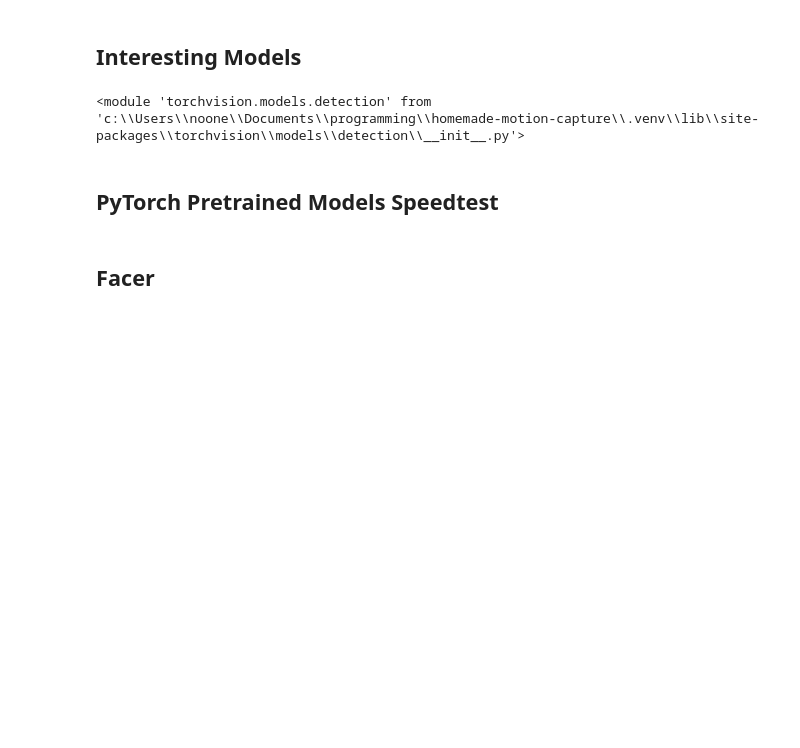
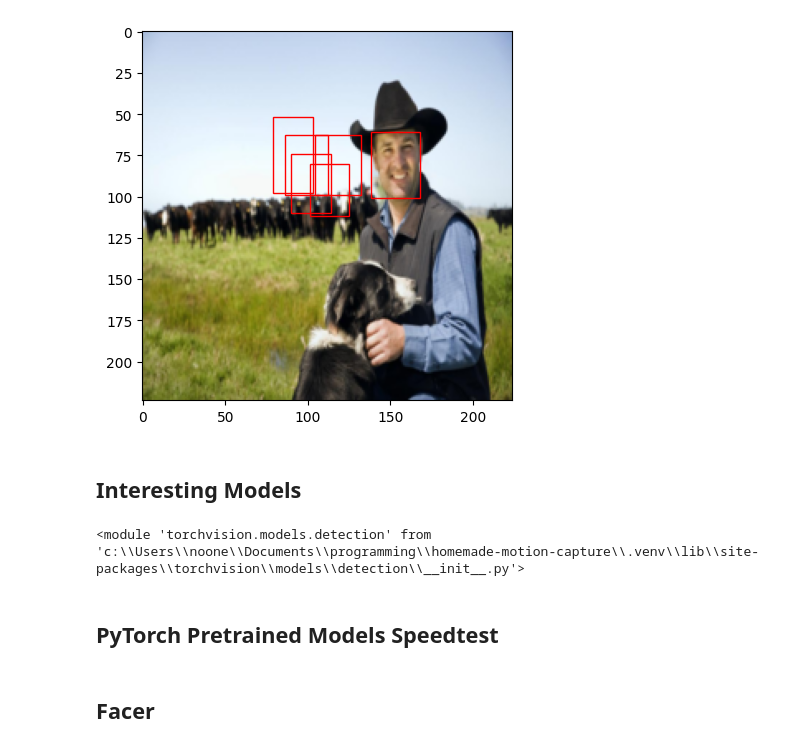
Before and after one commit to freya-aino/motion-capture, a Jupyter notebook: model_tests.ipynb, the cells around one changed output. Saved outputs shown, nothing was run; the diff lists cells and outputs as text; code cells hidden in the pictures; blank space fills up the shorter version.

```diff
--- a/model_tests.ipynb
+++ b/model_tests.ipynb
@@ -38,0 +15,11 @@ tensor([[[ 0.2244, -0.6158,  0.2961],
+# %%
+checkpoint = find_best_checkpoint("checkpoints/")
+network = UpsampleCrossAttentionNetwork.load_from_checkpoint(checkpoint).to("cpu").eval()
+dataset = WFLWDataset(
+    output_full_image_shape_WH=(224, 224),
+    output_face_image_shape_WH=(112, 112),
+    image_path="//192.168.2.206/data/datasets/WFLW/images",
+    annotation_path="//192.168.2.206/data/datasets/WFLW/annotations",
+    max_number_of_faces=6,
+    # image_pertubator=ImagePertubators.BASIC()
+)
@@ -38,0 +28,34 @@ tensor([[[ 0.2244, -0.6158,  0.2961],
+# %%
+test_i = 8
+test_dp = dataset[test_i]
+
+y_ = network(test_dp["fullImage"].unsqueeze(0) / 255)[0]
+y_ = (y_ * 224).to(T.int)
+
+plt.imshow(test_dp["fullImage"].permute(1, 2, 0).to(T.uint8))
+for bbox in y_:
+    x, y = bbox[:2]
+    w, h = bbox[2:]
+    plt.gca().add_patch(patches.Rectangle(
+        (x - w, y - h),
+        w * 2, h * 2,
+        linewidth=1,
+        edgecolor="r",
+        facecolor="none"
+    ))
+
+# compute loss
+tested_loss = T.nn.functional.mse_loss(
+    y_.unsqueeze(0),
+    test_dp["faceBboxes"].flatten(-2).unsqueeze(0),
+    reduction="none")
+tested_loss = (tested_loss.mean(-1).mean(0) * test_dp['faceValidity'].unsqueeze(0)).mean()
+
+ori_loss = network.compute_loss(
+    y_.unsqueeze(0),
+    test_dp['faceBboxes'].flatten(-2).unsqueeze(0),
+    test_dp['faceValidity'].unsqueeze(0))
+
+print(f"tested loss: {tested_loss}")
+print(f"original loss: {ori_loss}")
+# %% [output]
@@ -39,3 +64,4 @@ tensor([[[ 0.2244, -0.6158,  0.2961],
+[figure, added]
 # %% [markdown]
 ## Interesting Models
 # %%
```
Also changed, not shown: parts of 4 cells of this notebook, 9 other files.
